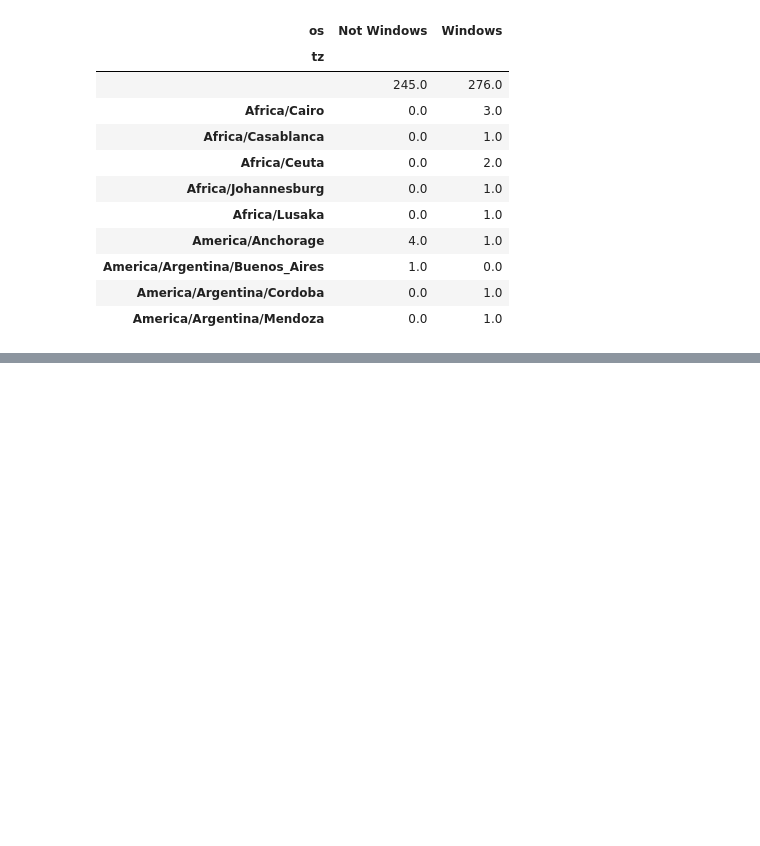
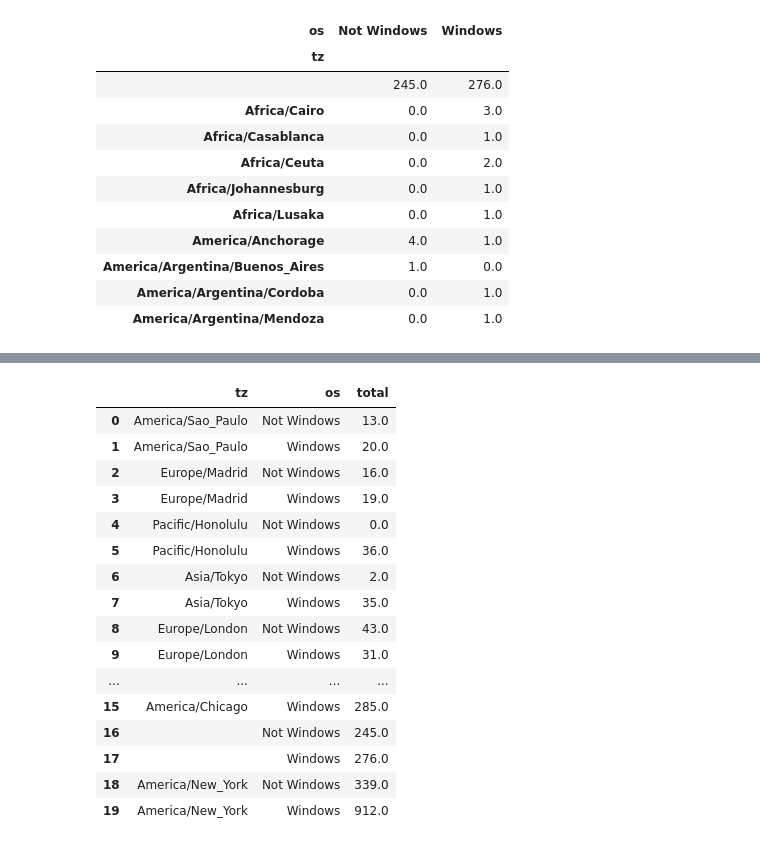
Before and after one commit to Rejanio/uso_do_bitly_exemplo, a Jupyter notebook: uso_do_bitly_exemplo.ipynb, the cells around one changed output, grey strips where cells are left out. Saved outputs shown, nothing was run; the diff lists cells and outputs as text; code cells hidden in the pictures; blank space fills up the shorter version.

```diff
--- a/uso_do_bitly_exemplo.ipynb
+++ b/uso_do_bitly_exemplo.ipynb
@@ -163,0 +219,22 @@ agg_counts[:10]
+# %%
+#resentando o indices para ajudar a plotar os gráficos
+count_subset = count_subset.reset_index()
+count_subset
+# %% [output]
+|  | tz | os | total |
+| 0 | America/Sao_Paulo | Not Windows | 13.0 |
+| 1 | America/Sao_Paulo | Windows | 20.0 |
+| 2 | Europe/Madrid | Not Windows | 16.0 |
+| 3 | Europe/Madrid | Windows | 19.0 |
+| 4 | Pacific/Honolulu | Not Windows | 0.0 |
+| 5 | Pacific/Honolulu | Windows | 36.0 |
+| 6 | Asia/Tokyo | Not Windows | 2.0 |
+| 7 | Asia/Tokyo | Windows | 35.0 |
+| 8 | Europe/London | Not Windows | 43.0 |
+| 9 | Europe/London | Windows | 31.0 |
+| ... | ... | ... | ... |
+| 15 | America/Chicago | Windows | 285.0 |
+| 16 |  | Not Windows | 245.0 |
+| 17 |  | Windows | 276.0 |
+| 18 | America/New_York | Not Windows | 339.0 |
+| 19 | America/New_York | Windows | 912.0 |
```
Also changed, not shown: parts of 5 cells of this notebook.
